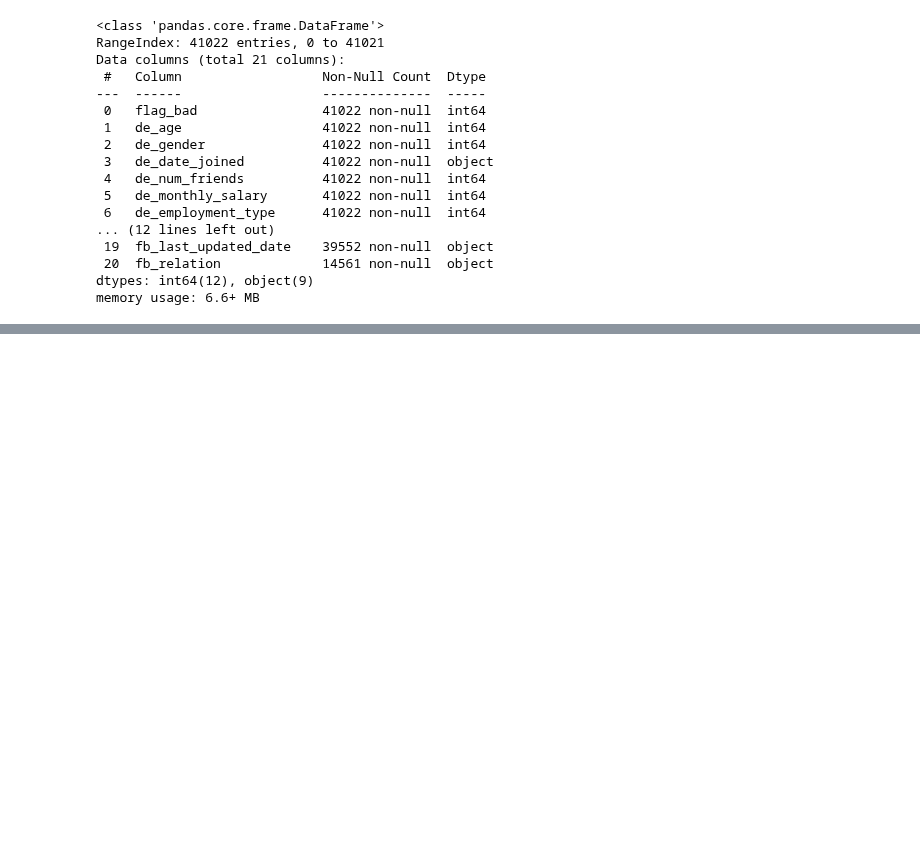
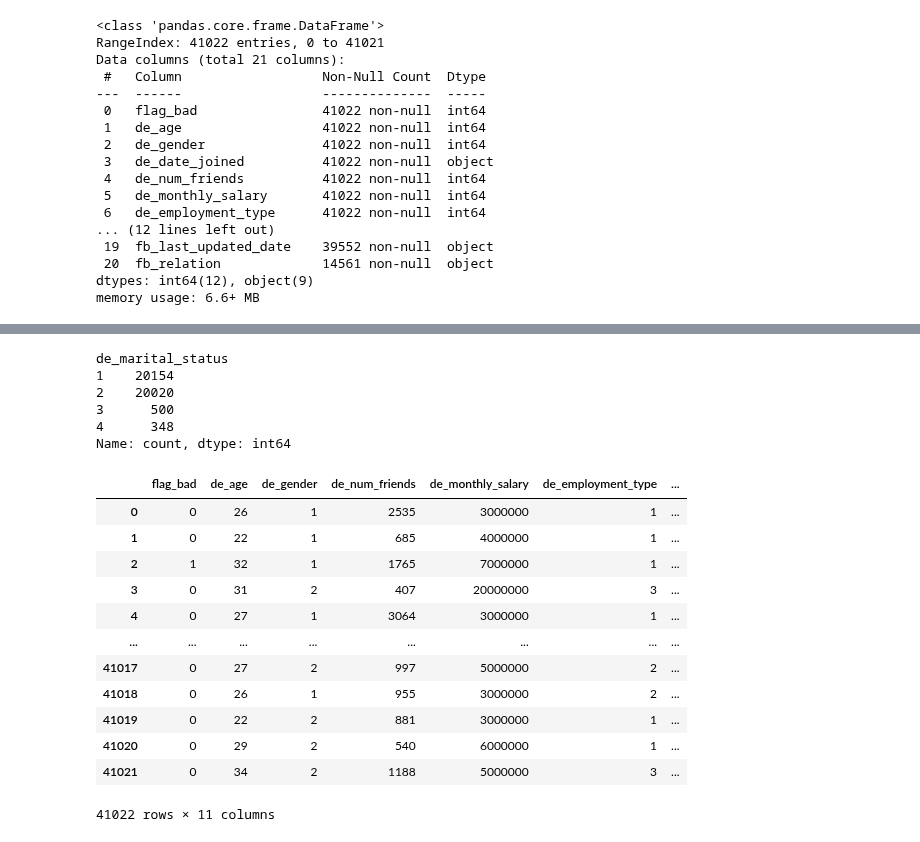
Before and after one commit to alvinrach/financial-tech-prediction, a Jupyter notebook: research.ipynb, the cells around one changed output, grey strips where cells are left out. Drawn from its saved outputs; the diff is of its cells as text; code cells hidden in the pictures; blank space fills up the shorter version.

```diff
--- a/research.ipynb
+++ b/research.ipynb
@@ -47,0 +118,38 @@ Name: count, dtype: int64
+# %%
+df_bs.de_marital_status.value_counts()
+# %% [output]
+de_marital_status
+1    20154
+2    20020
+3      500
+4      348
+Name: count, dtype: int64
+# %%
+df_bs = df[[
+    'flag_bad',
+    'de_age',
+    'de_gender',
+    'de_num_friends',
+    'de_monthly_salary',
+    'de_employment_type',
+    'de_employment_duration',
+    'de_education',
+    'de_marital_status',
+    'de_children',
+    'ph_total_contacts',
+]].copy()
+df_bs
+# %% [output]
+|  | flag_bad | de_age | de_gender | de_num_friends | de_monthly_salary | de_employment_type | ... |
+| 0 | 0 | 26 | 1 | 2535 | 3000000 | 1 | ... |
+| 1 | 0 | 22 | 1 | 685 | 4000000 | 1 | ... |
+| 2 | 1 | 32 | 1 | 1765 | 7000000 | 1 | ... |
+| 3 | 0 | 31 | 2 | 407 | 20000000 | 3 | ... |
+| 4 | 0 | 27 | 1 | 3064 | 3000000 | 1 | ... |
+| ... | ... | ... | ... | ... | ... | ... | ... |
+| 41017 | 0 | 27 | 2 | 997 | 5000000 | 2 | ... |
+| 41018 | 0 | 26 | 1 | 955 | 3000000 | 2 | ... |
+| 41019 | 0 | 22 | 2 | 881 | 3000000 | 1 | ... |
+| 41020 | 0 | 29 | 2 | 540 | 6000000 | 1 | ... |
+| 41021 | 0 | 34 | 2 | 1188 | 5000000 | 3 | ... |
+41022 rows × 11 columns
```
Also changed, not shown: parts of 20 cells of this notebook.
